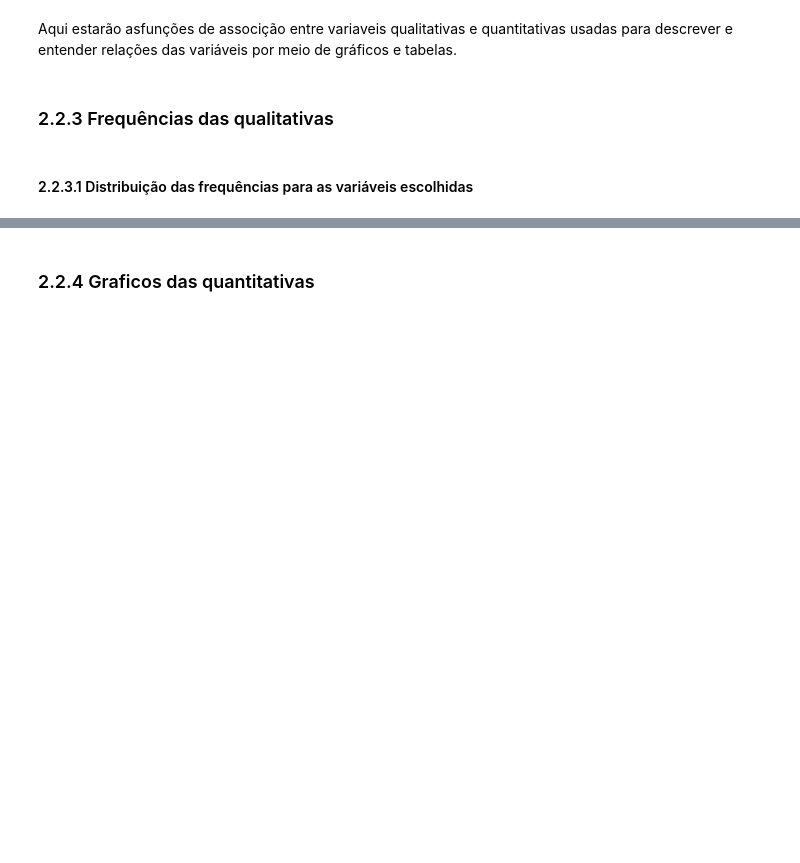
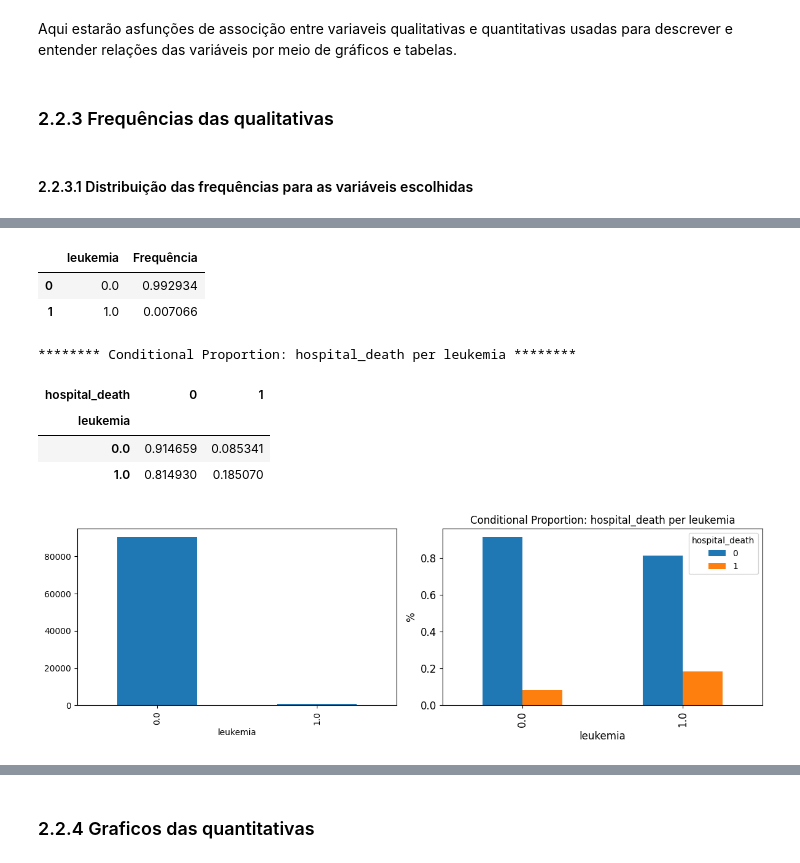
Before and after one commit to kaioreidela/Death_Prediction_in_ICU, a Jupyter notebook: estatistica_real.ipynb, the cells around one changed output, grey strips where cells are left out. Saved outputs shown, nothing was run; the diff lists cells and outputs as text; code cells hidden in the pictures; blank space fills up the shorter version.

```diff
--- a/estatistica_real.ipynb
+++ b/estatistica_real.ipynb
@@ -163,0 +124,16 @@ QualiQualiAssociation("solid_tumor_with_metastasis","hospital_death",dados)
+# %%
+fig, axs = plt.subplots(1, 2, figsize=(12, 4))
+grafico_qualitativa("leukemia", dados, axs[0])
+QualiQualiAssociation("leukemia","hospital_death",dados,axs[1])
+plt.tight_layout()
+plt.show()
+# %% [output]
+|  | leukemia | Frequência |
+| 0 | 0.0 | 0.992934 |
+| 1 | 1.0 | 0.007066 |
+******** Conditional Proportion: hospital_death per leukemia ********
+| hospital_death | 0 | 1 |
+| leukemia |  |  |
+| 0.0 | 0.914659 | 0.085341 |
+| 1.0 | 0.814930 | 0.185070 |
+[figure, added]
```
Also changed, not shown: parts of 22 cells of this notebook.
